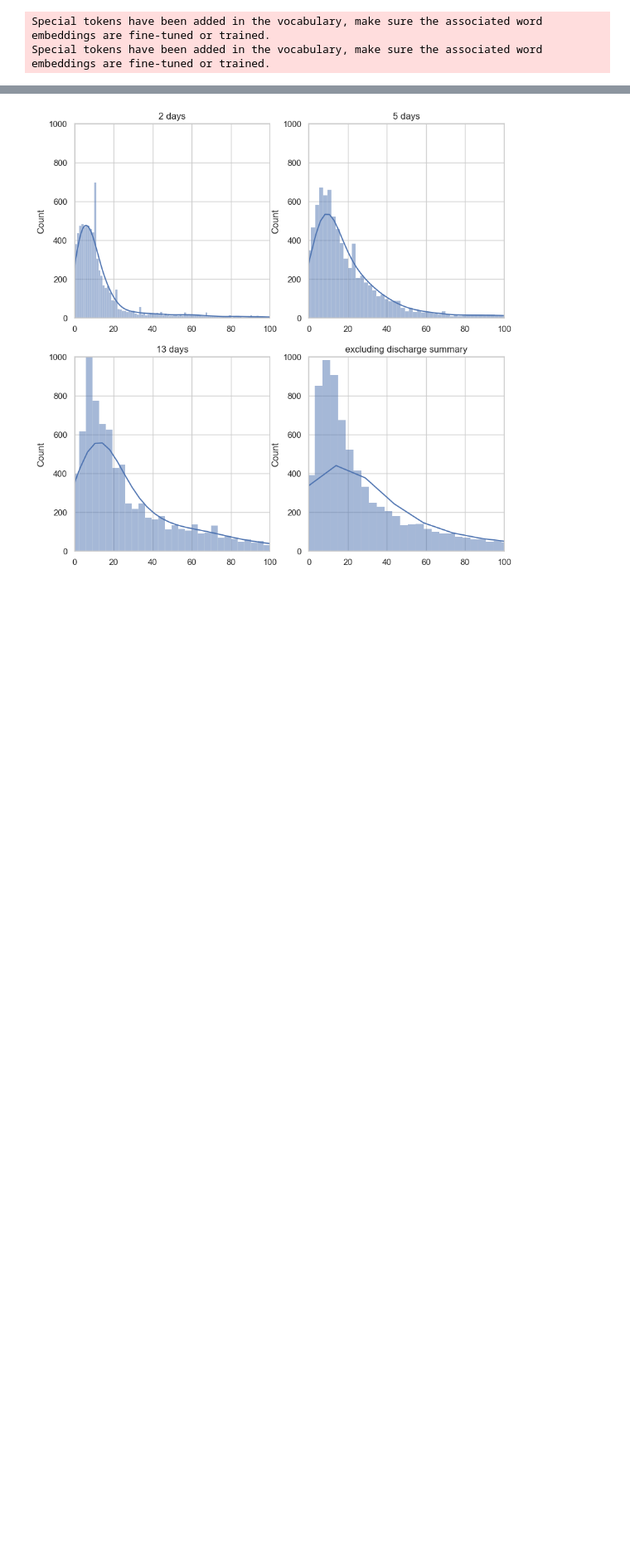
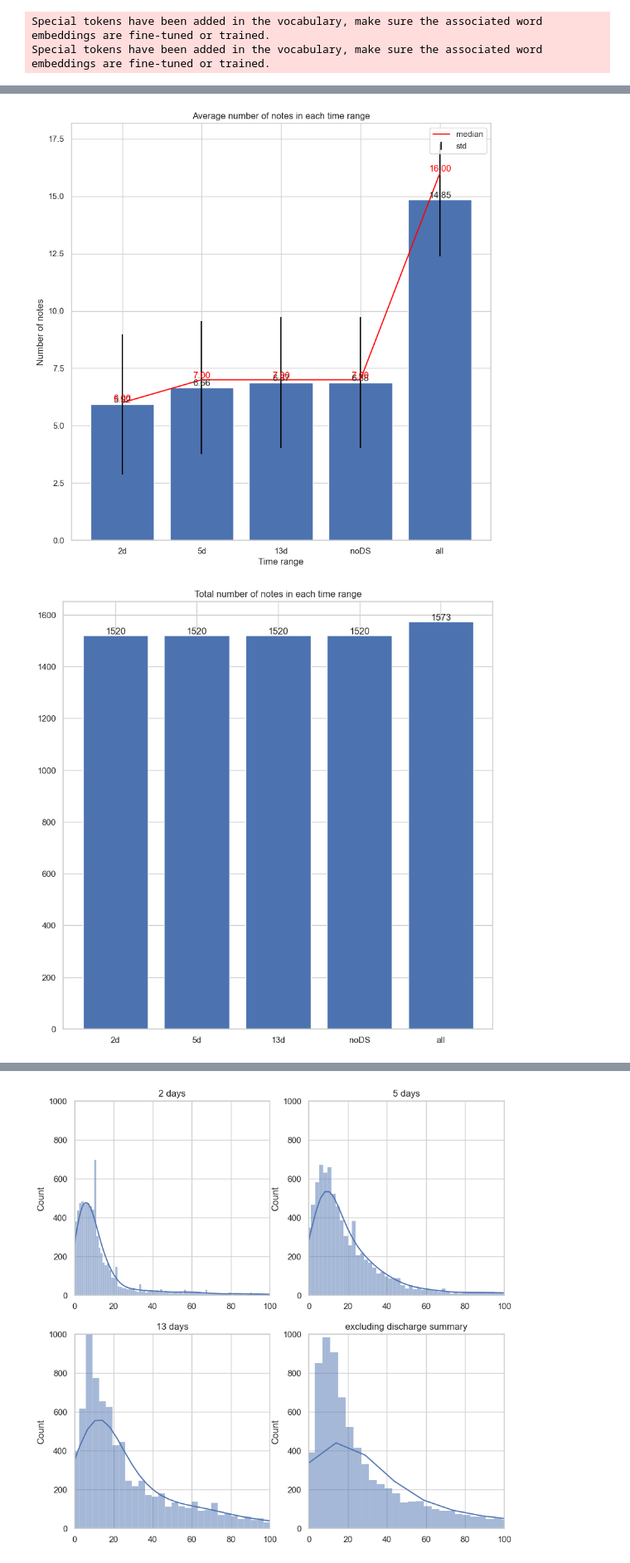
Before and after one commit to mireiahernandez/icd-continuous-prediction, a Jupyter notebook: temporal_data_analysis.ipynb, the cells around one changed output, grey strips where cells are left out. Shown: that part at 83% size. Cells and saved outputs as stored; diff of their text form; code cells hidden in the pictures; blank space fills up the shorter version.

```diff
--- a/temporal_data_analysis.ipynb
+++ b/temporal_data_analysis.ipynb
@@ -118,0 +468,6 @@ Special tokens have been added in the vocabulary, make sure the associated word
+# %%
+notes_length_latest, num_samples_latest = get_temporal_dist(validation_set_latest)
+plot_temporal_dist(notes_length_latest, num_samples_latest)
+# %% [output]
+[figure, added]
+[figure, added]
```
Also changed, not shown: parts of 32 cells of this notebook.
